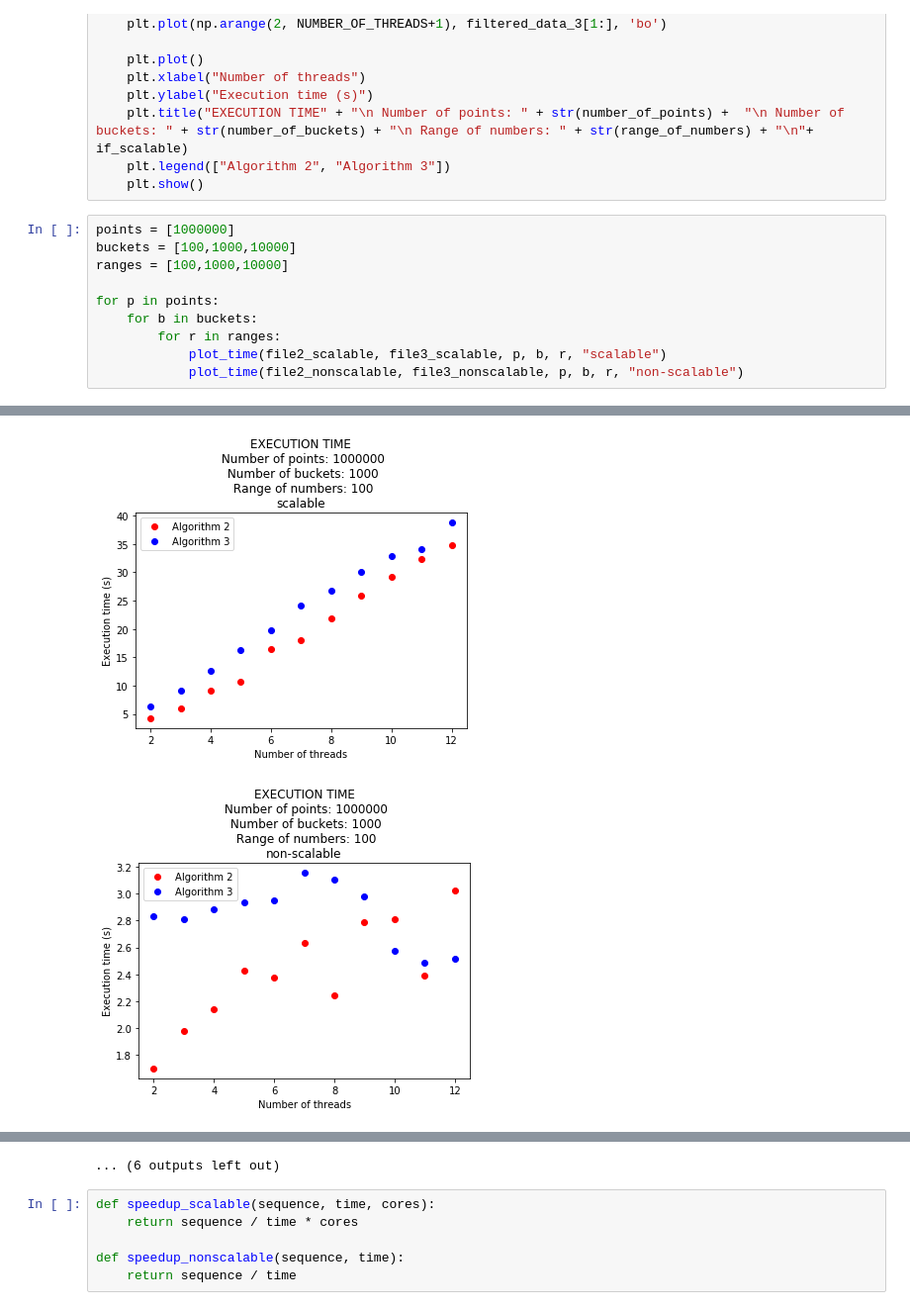
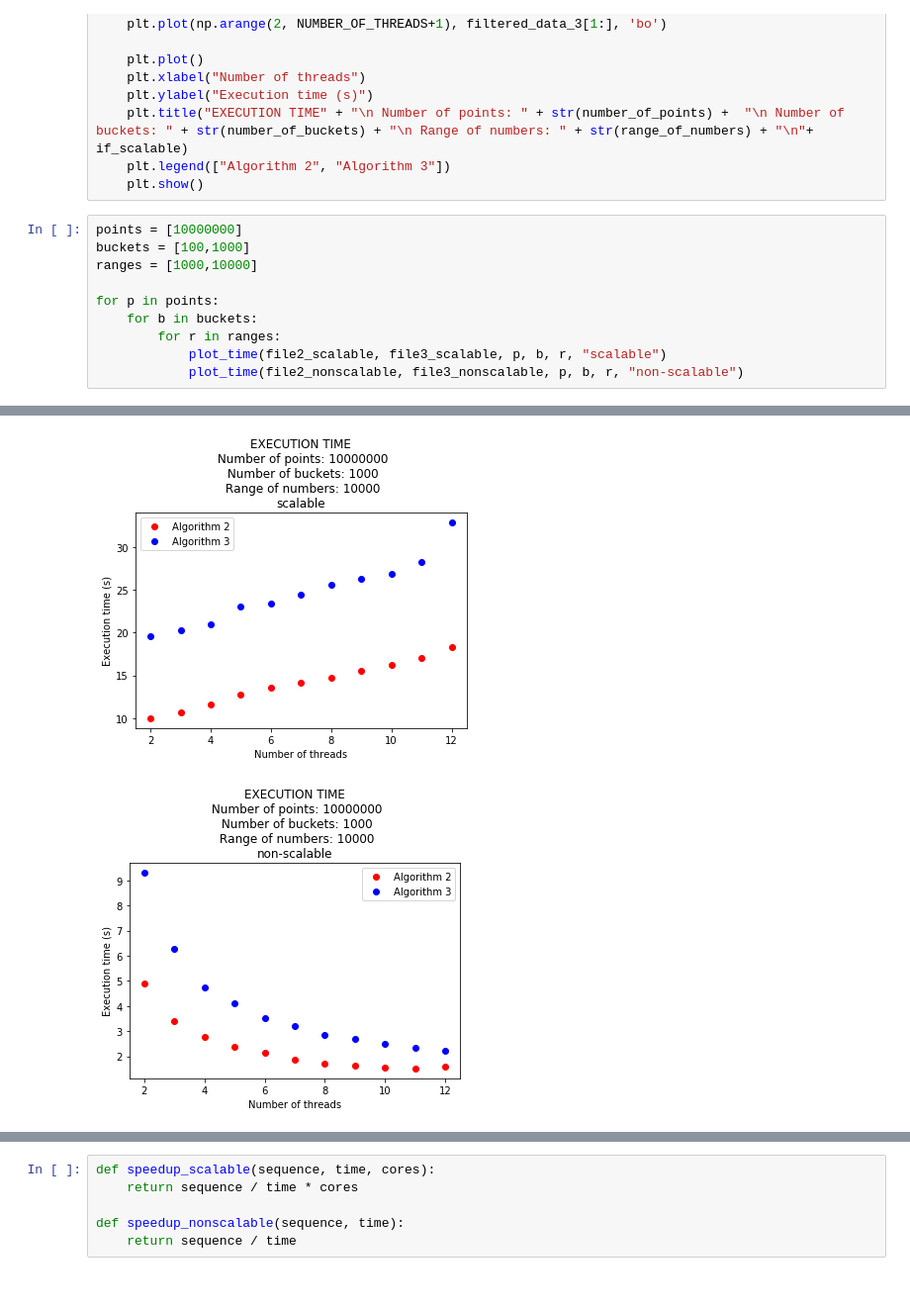
Before and after one commit to grzegorzborkowski/tpr-lab, a Jupyter notebook: openmp.ipynb, the cells around one changed output, grey strips where cells are left out. Shown: that part at 99% size. Drawn from its saved outputs; the diff is of its cells as text.

```diff
--- a/openmp.ipynb
+++ b/openmp.ipynb
@@ -87,9 +107,9 @@ def plot_time(data_file_2, data_file_3, number_of_points, number_of_buckets, ran
     plt.legend(["Algorithm 2", "Algorithm 3"])
     plt.show()
 # %%
-points = [1000000]
-buckets = [100,1000,10000]
-ranges = [100,1000,10000]
+points = [10000000]
+buckets = [100,1000]
+ranges = [1000,10000]
 
 for p in points:
     for b in buckets:
@@ -106,2 +126,2 @@ for p in points:
-[figure, old version]
+[figure, new version]
-[figure, old version]
+[figure, new version]
@@ -112,4 +128,3 @@ for p in points:
-... (6 outputs left out)
 # %%
 def speedup_scalable(sequence, time, cores):
     return sequence / time * cores
```
Also changed, not shown: parts of 6 cells of this notebook, 7 other files.
